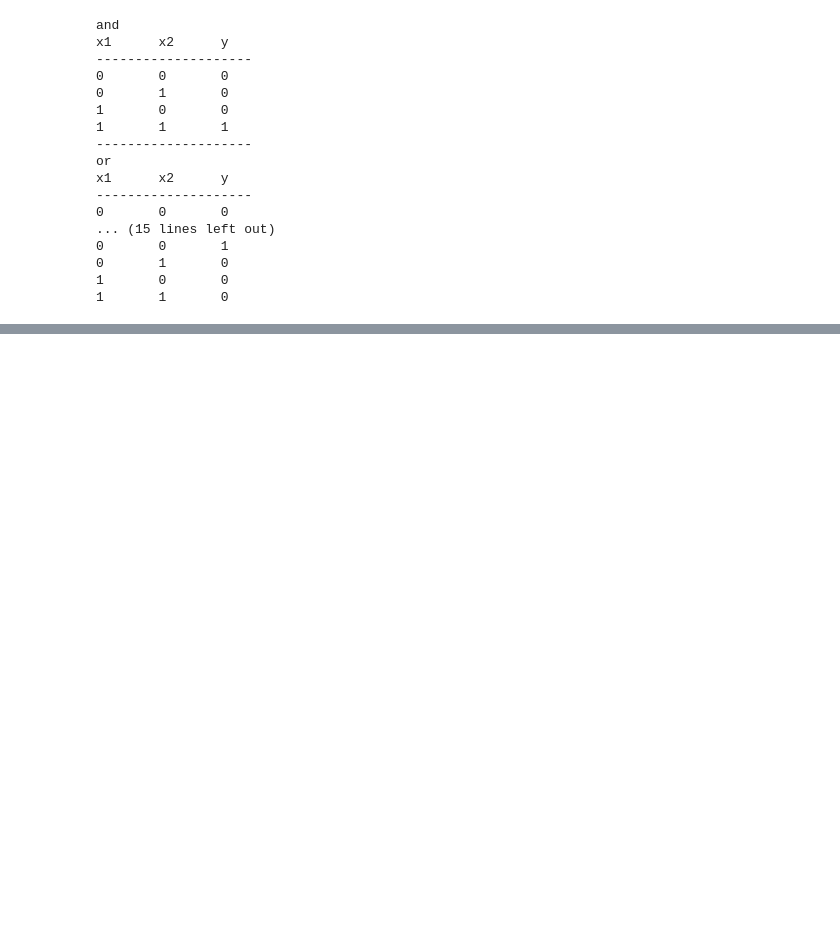
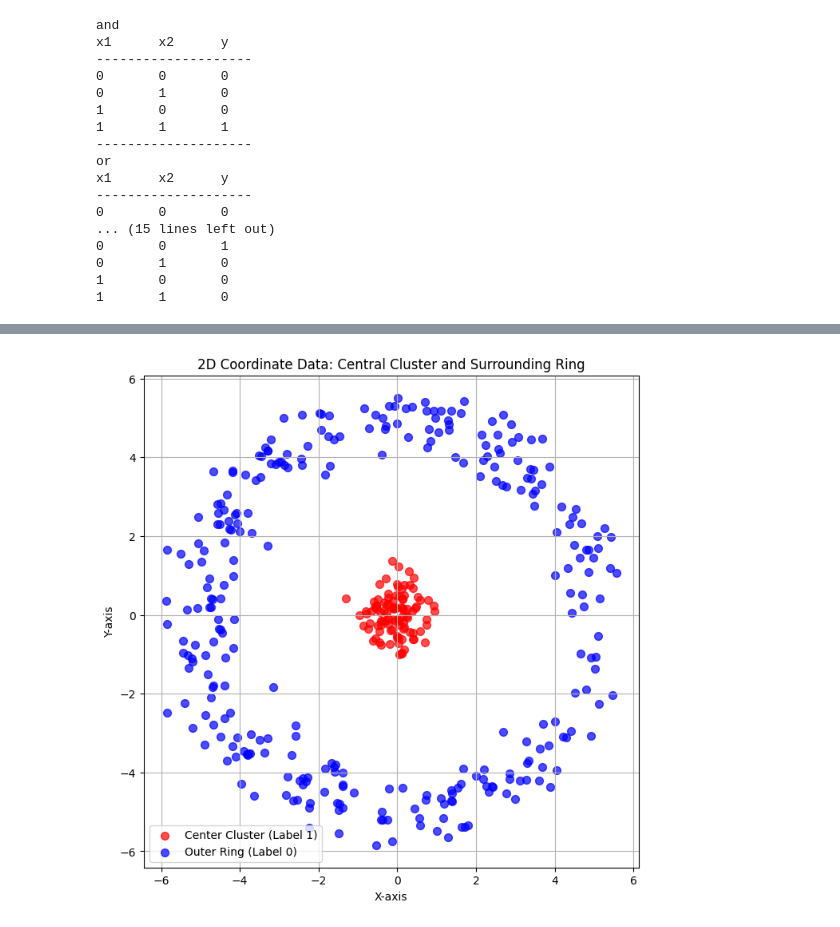
Before and after one commit to RyukiKuwahara/from-zero, a Jupyter notebook: from_zero_1.ipynb, the cells around one changed output, grey strips where cells are left out. Cells and saved outputs as stored; diff of their text form; code cells hidden in the pictures; blank space fills up the shorter version.

```diff
--- a/from_zero_1.ipynb
+++ b/from_zero_1.ipynb
@@ -88,3 +88,60 @@ x1      x2      y
 0       1       1
 1       0       1
 1       1       0
+# %%
+import numpy as np
+import pandas as pd
+import matplotlib.pyplot as plt
+from sklearn.datasets import make_blobs
+from google.colab import files
+
+# Parameters for the central cluster
+n_samples_center = 100
+centers = [(0, 0)]
+cluster_std_center = 0.5
+label_center = 1
+
+# Parameters for the outer ring
+n_samples_ring = 300
+radius = 5
+cluster_std_ring = 0.5
+label_ring = 0
+
+# Generate central cluster
+X_center, _ = make_blobs(n_samples=n_samples_center, centers=centers, cluster_std=cluster_std_center, random_state=42)
+y_center = np.full(n_samples_center, label_center)
+
+# Generate outer ring
+angles = 2 * np.pi * np.random.rand(n_samples_ring)
+radii = radius + cluster_std_ring * np.random.randn(n_samples_ring)
+X_ring = np.vstack((radii * np.cos(angles), radii * np.sin(angles))).T
+y_ring = np.full(n_samples_ring, label_ring)
+
+# Combine the datasets
+X = np.vstack((X_center, X_ring))
+y = np.hstack((y_center, y_ring))
+
+# Create a DataFrame
+df = pd.DataFrame({
+    'x': X[:, 0],
+    'y': X[:, 1],
+    'label': y
+})
+
+# Save to CSV
+df.to_csv('dataset.csv', index=False)
+
+# Download the file
+files.download('dataset.csv')
+
+# Plotting the dataset with explicit color specification
+plt.figure(figsize=(8, 8))
+plt.scatter(X[y == 1][:, 0], X[y == 1][:, 1], s=50, alpha=0.7, c='red', label='Center Cluster (Label 1)')
+plt.scatter(X[y == 0][:, 0], X[y == 0][:, 1], s=50, alpha=0.7, c='blue', label='Outer Ring (Label 0)')
+plt.title("2D Coordinate Data: Central Cluster and Surrounding Ring")
+plt.xlabel("X-axis")
+plt.ylabel("Y-axis")
+plt.legend()
+plt.grid(True)
+plt.show()
+# %% [output]
@@ -90,0 +150 @@ x1      x2      y
+[figure, added]
```
Also changed, not shown: parts of 7 cells of this notebook.
